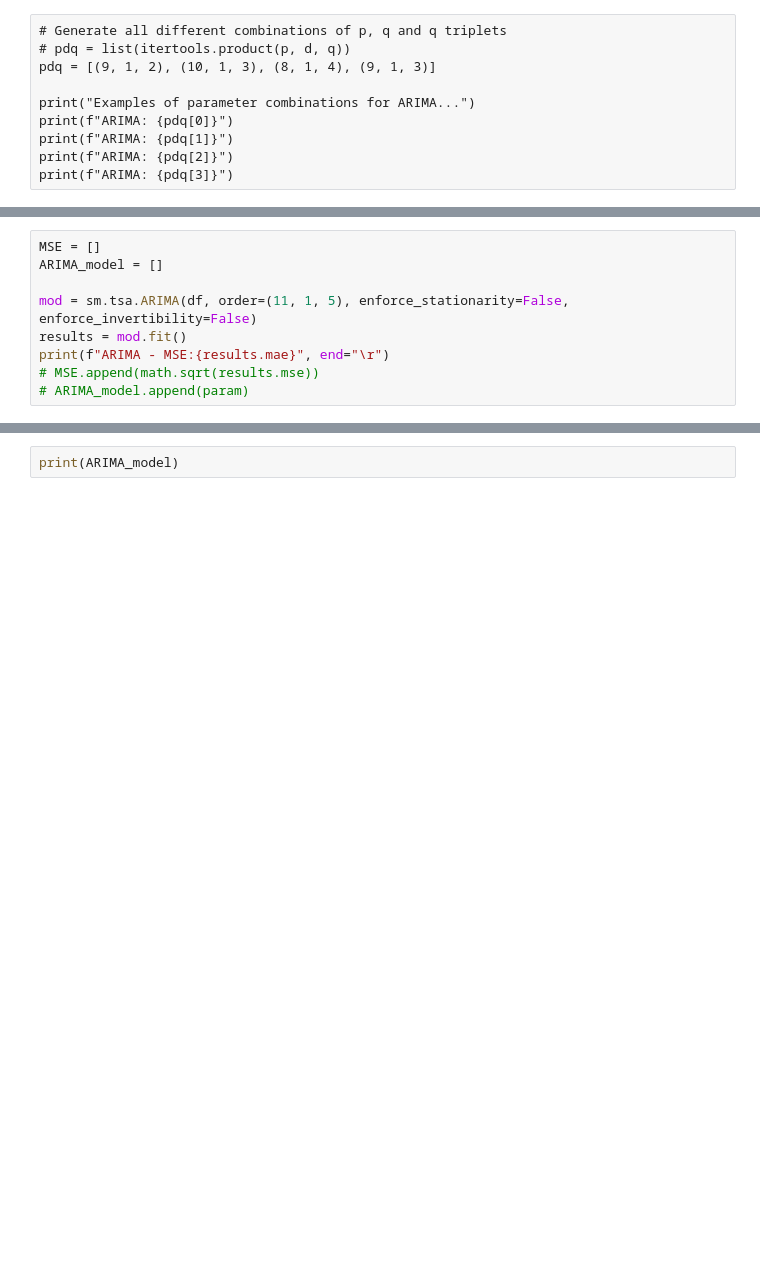
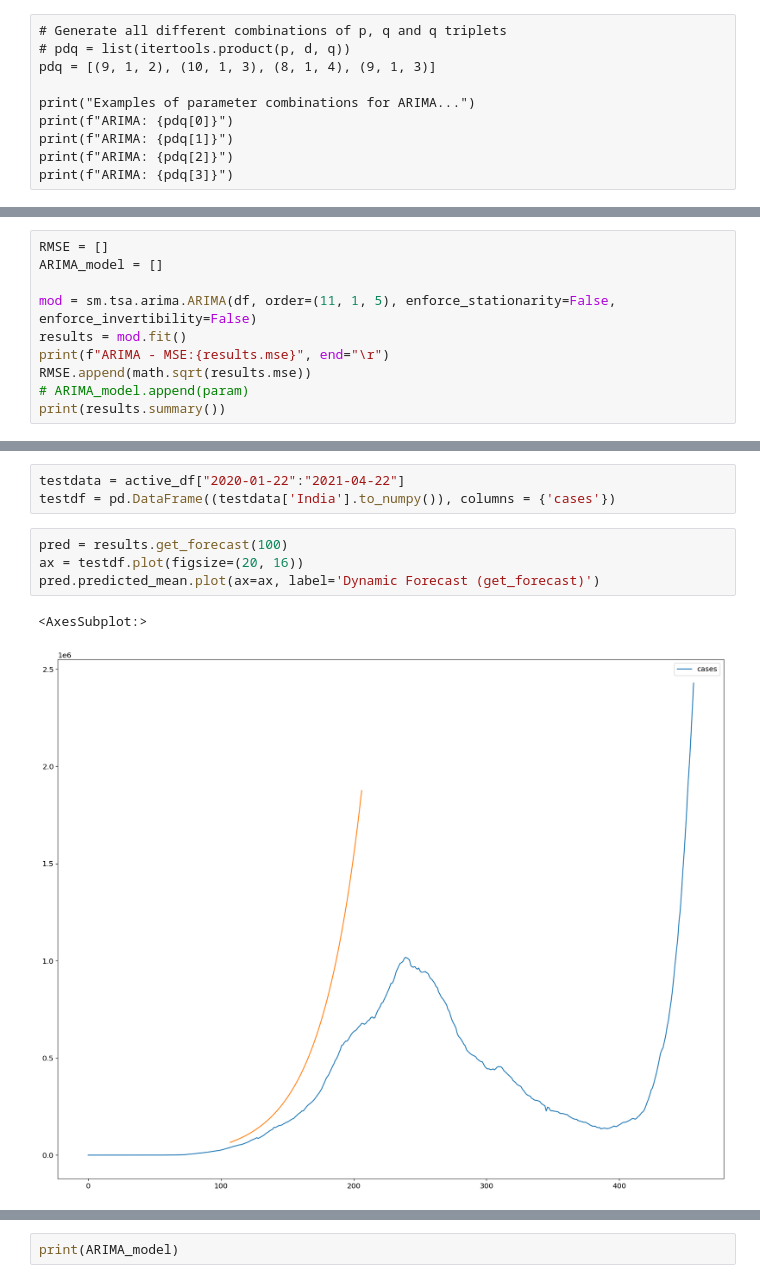
Before and after one commit to bharathvariar/Time-Forecasting-with-ARIMA-and-Neural-Networks, a Jupyter notebook: Deep Learning Project.ipynb, the cells around one changed output, grey strips where cells are left out. Saved outputs shown, nothing was run; the diff lists cells and outputs as text; blank space fills up the shorter version.

```diff
--- a/Deep Learning Project.ipynb
+++ b/Deep Learning Project.ipynb
@@ -186,10 +199,11 @@ print(f"ARIMA: {pdq[3]}")
 # %%
-MSE = []
+RMSE = []
 ARIMA_model = []
 
-mod = sm.tsa.ARIMA(df, order=(11, 1, 5), enforce_stationarity=False, enforce_invertibility=False)
+mod = sm.tsa.arima.ARIMA(df, order=(11, 1, 5), enforce_stationarity=False, enforce_invertibility=False)
 results = mod.fit()
-print(f"ARIMA - MSE:{results.mae}", end="\r")
-# MSE.append(math.sqrt(results.mse))
+print(f"ARIMA - MSE:{results.mse}", end="\r")
+RMSE.append(math.sqrt(results.mse))
 # ARIMA_model.append(param)
+print(results.summary())
 # %% [output]
@@ -201,3 +236,13 @@ MSE
+# %%
+testdata = active_df["2020-01-22":"2021-04-22"]
+testdf = pd.DataFrame((testdata['India'].to_numpy()), columns = {'cases'})
+# %%
+pred = results.get_forecast(100)
+ax = testdf.plot(figsize=(20, 16))
+pred.predicted_mean.plot(ax=ax, label='Dynamic Forecast (get_forecast)')
+# %% [output]
+<AxesSubplot:>
+[figure, added]
 # %%
 print(
     f"The smallest MSE is {min(MSE)} for model ARIMA {ARIMA_model[MSE.index(min(MSE))][0]}x{ARIMA_model[MSE.index(min(MSE))][1]}"
```
Also changed, not shown: parts of 15 cells of this notebook, 3 other files.
